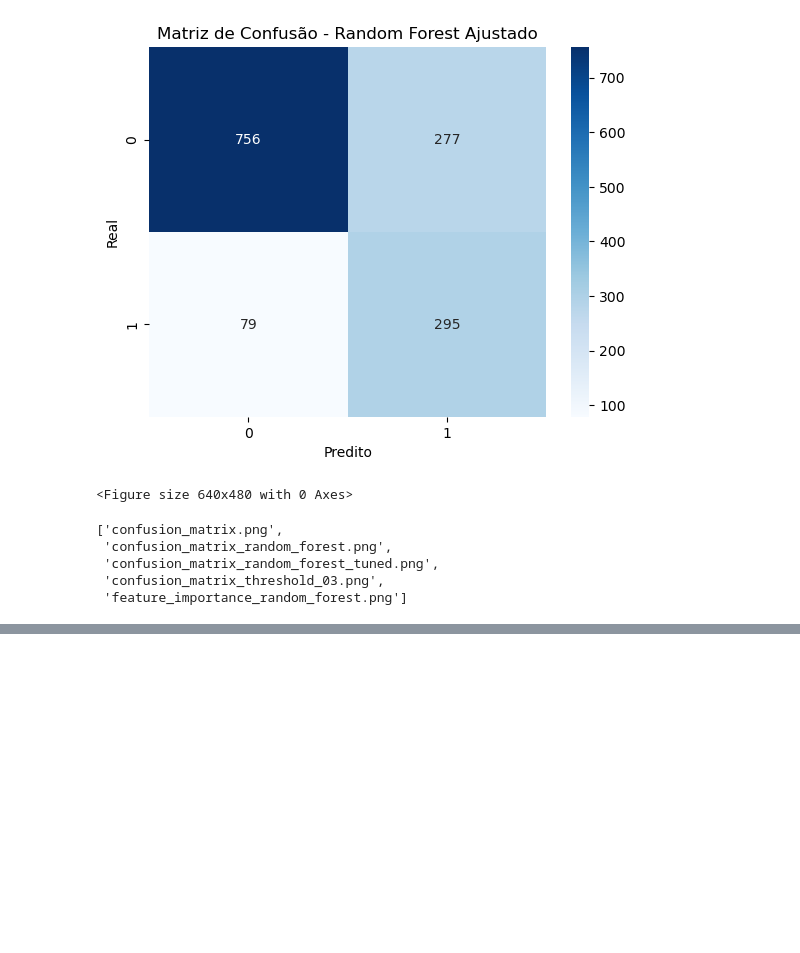
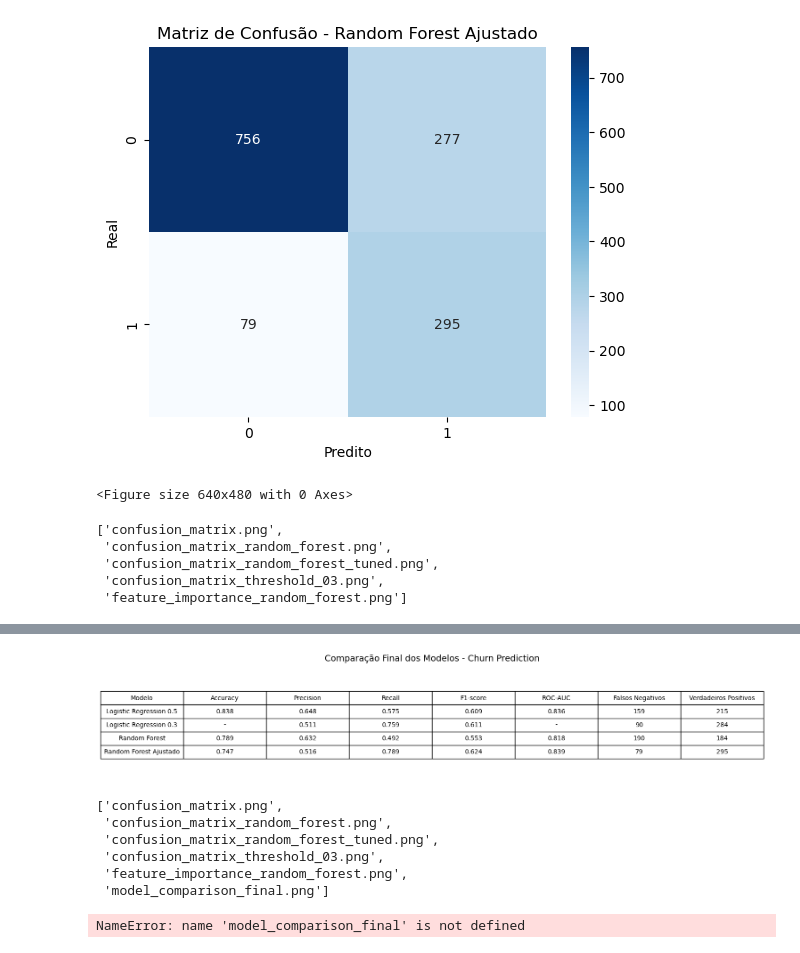
Before and after one commit to Andre-Lutes/churn-prediction-telco-ml, a Jupyter notebook: 01_churn_prediction_telco.ipynb, the cells around one changed output, grey strips where cells are left out. Saved outputs shown, nothing was run; the diff lists cells and outputs as text; code cells hidden in the pictures; blank space fills up the shorter version.

Commit message:
Add final model comparison table

```diff
--- a/01_churn_prediction_telco.ipynb
+++ b/01_churn_prediction_telco.ipynb
@@ -923,0 +1148,49 @@ import os
+# %%
+import matplotlib.pyplot as plt
+
+# Fazer uma cópia para formatar melhor
+table_to_plot = model_comparison.copy()
+
+# Arredondar colunas numéricas
+for col in ["Accuracy", "Precision", "Recall", "F1-score", "ROC-AUC"]:
+    table_to_plot[col] = table_to_plot[col].round(3)
+
+# Substituir NaN por "-"
+table_to_plot = table_to_plot.fillna("-")
+
+# Criar figura
+fig, ax = plt.subplots(figsize=(16, 3))
+ax.axis('off')
+
+# Criar tabela
+table = ax.table(
+    cellText=table_to_plot.values,
+    colLabels=table_to_plot.columns,
+    cellLoc='center',
+    loc='center'
+)
+
+# Ajustes visuais
+table.auto_set_font_size(False)
+table.set_fontsize(10)
+table.scale(1.2, 1.8)
+
+plt.title("Comparação Final dos Modelos - Churn Prediction", fontsize=14, pad=20)
+plt.savefig("model_comparison_final.png", dpi=300, bbox_inches="tight")
+plt.show()
+# %% [output]
+[figure, added]
+# %%
+import os
+[file for file in os.listdir() if file.endswith(".png")]
+# %% [output]
+['confusion_matrix.png',
+ 'confusion_matrix_random_forest.png',
+ 'confusion_matrix_random_forest_tuned.png',
+ 'confusion_matrix_threshold_03.png',
+ 'feature_importance_random_forest.png',
+ 'model_comparison_final.png']
+# %%
+model_comparison_final.png
+# %% [output]
+NameError: name 'model_comparison_final' is not defined
```
Also changed, not shown: parts of 4 cells of this notebook, 1 other file.
